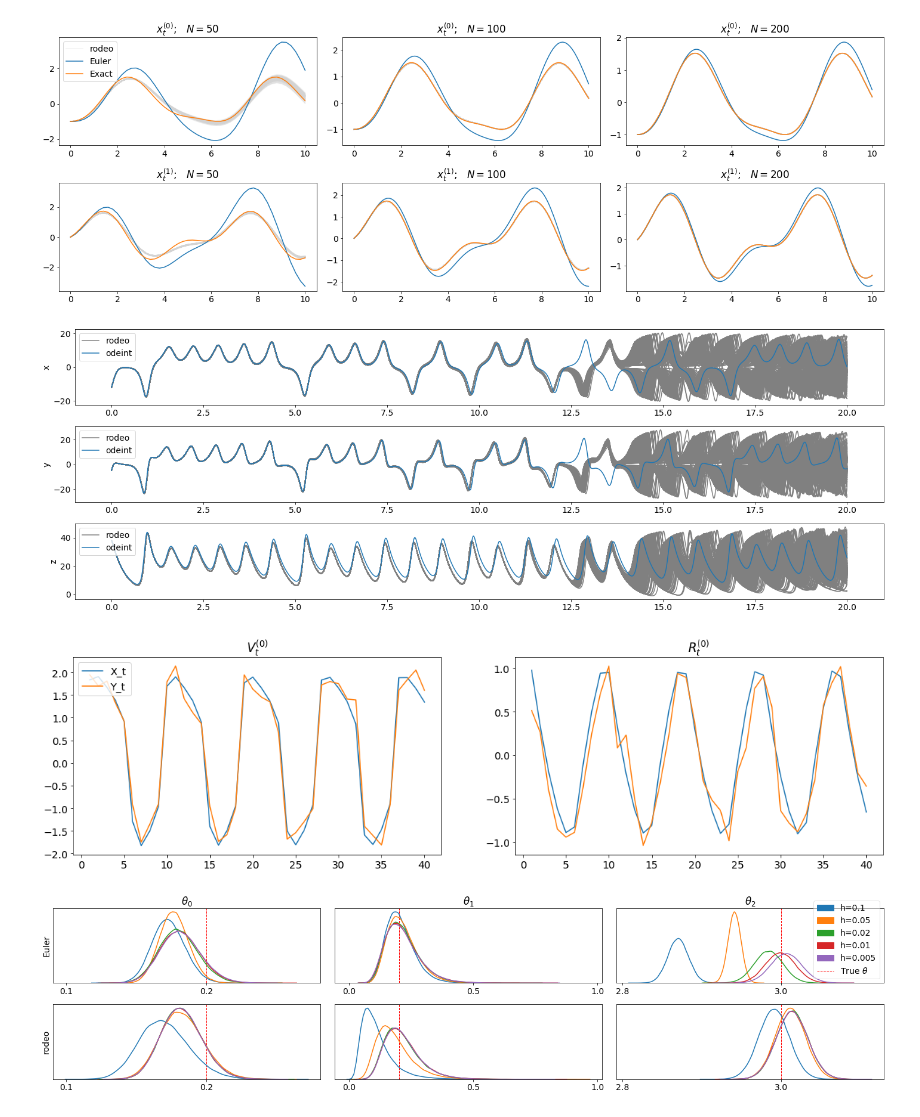
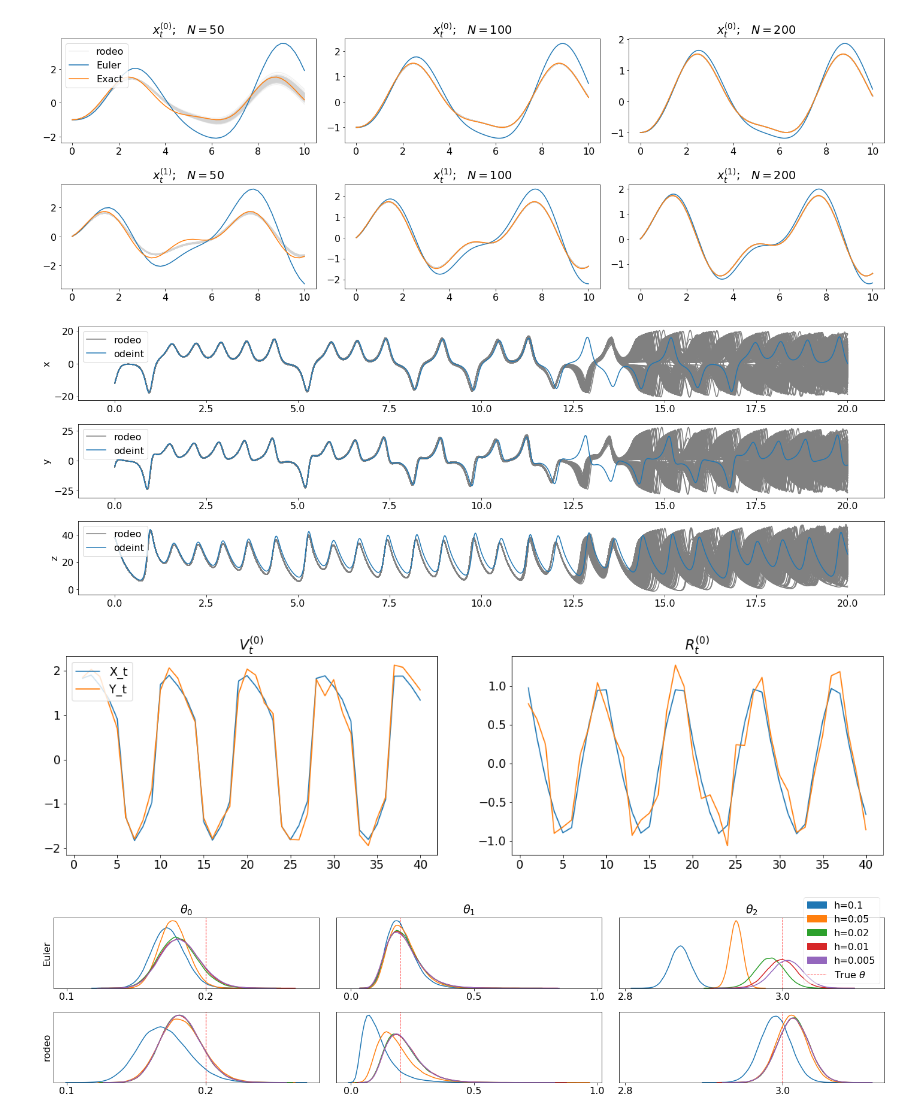
Before and after one commit to mlysy/rodeo-legacy, a Jupyter notebook: examples/Graphs in Paper.ipynb, the cells around one changed output. Cells and saved outputs as stored; diff of their text form; code cells hidden in the pictures.

Commit message:
Updated graph text size

```diff
--- a/examples/Graphs in Paper.ipynb
+++ b/examples/Graphs in Paper.ipynb
@@ -80,7 +80,7 @@ def chkrebtii_example():
 
     # Produces the graph in Figure 1
     # set font size
-    plt.rcParams.update({'font.size': 14})
+    plt.rcParams.update({'font.size': 16})
     draws = 100
     figure = readme_graph(ode_fun, n_deriv, n_deriv_prior, tmin, tmax, W, x0, draws)
     figure.savefig('figures/chkrebtiifigure.pdf')
@@ -90,7 +90,7 @@ def chkrebtii_example():
 if __name__ == '__main__':
     chkrebtii_example()
 # %% [output]
-[figure, old version]
+[figure, new version]
 # %%
 import numpy as np
 import matplotlib.pyplot as plt
@@ -157,7 +157,7 @@ def lorenz_example(load_calcs=False):
 
     # Produce the graph in Figure 2
     # set font size
-    plt.rcParams.update({'font.size': 14})
+    plt.rcParams.update({'font.size': 16})
     draws = 1000
     figure = lorenz_graph(lorenz, n_deriv, n_deriv_prior, tmin, tmax, n_points, W_mat, tau, sigma, X0, theta, draws, load_calcs)
     figure.tight_layout()
@@ -167,9 +167,11 @@ def lorenz_example(load_calcs=False):
 if __name__ == '__main__':
     lorenz_example(True)
 # %% [output]
-[figure, old version]
+[figure, new version]
 # %%
 import numpy as np
+import matplotlib.pyplot as plt
+
 from inference import inference
 from rodeo.ibm import ibm_init
 from rodeo.cython.KalmanODE import KalmanODE
@@ -228,6 +230,7 @@ def fitz_example(load_calcs=False):
     inf = inference(state_ind, tmin, tmax, fitz)
     Y_t, X_t = inf.simulate(fitz, x0, theta_true, gamma)
     tseq = np.linspace(1, tmax, 40)
+    plt.rcParams.update({'font.size': 16})
     fig, axs = plt.subplots(1, 2, figsize=(20, 5))
     axs[0].plot(tseq, X_t[:,0], label = 'X_t')
     axs[0].plot(tseq, Y_t[:,0], label = 'Y_t')
@@ -236,7 +239,7 @@ def fitz_example(load_calcs=False):
     axs[1].plot(tseq, X_t[:,1], label = 'X_t')
     axs[1].plot(tseq, Y_t[:,1], label = 'Y_t')
     axs[1].set_title("$R^{(0)}_t$")
-    #fig.savefig('figures/fitzsim.pdf')
+    fig.savefig('figures/fitzsim.pdf')
 
     hlst = np.array([0.1, 0.05, 0.02, 0.01, 0.005])
     if load_calcs:
@@ -246,36 +249,36 @@ def fitz_example(load_calcs=False):
         # Parameter inference using Euler's approximation
         theta_euler = np.zeros((len(hlst), n_samples, n_theta))
         for i in range(len(hlst)):
             phi_hat, phi_var = inf.phi_fit(Y_t, x0, hlst[i], theta_true, phi_sd, gamma, False)
             theta_euler[i] = inf.theta_sample(phi_hat, phi_var, n_samples)
         np.save('saves/fitz_theta_euler.npy', theta_euler)
 
         # Parameter inference using Kalman solver
         theta_kalman = np.zeros((len(hlst), n_samples, n_theta))
         for i in range(len(hlst)):
             print(hlst[i])
             ode_init = ibm_init(hlst[i], n_deriv_prior, sigma)
             x0_state = zero_pad(X0, n_deriv, n_deriv_prior)
             kinit = indep_init(ode_init, n_deriv_prior)
             n_eval = int((tmax-tmin)/hlst[i])
             kode = KalmanODE(W, tmin, tmax, n_eval, fitz, **kinit)
             inf.kode = kode
             inf.W = W
             phi_hat, phi_var = inf.phi_fit(Y_t, x0_state, hlst[i], theta_true, phi_sd, gamma, True)
             theta_kalman[i] = inf.theta_sample(phi_hat, phi_var, n_samples)
         np.save('saves/fitz_theta_kalman.npy', theta_kalman)
 
     # Produces the graph in Figure 3
-    plt.rcParams.update({'font.size': 14})
+    plt.rcParams.update({'font.size': 16})
     figure = inf.theta_plot(theta_euler, theta_kalman, theta_true, hlst)
     figure.savefig('figures/fitzfigure.pdf')
     return
 
 if __name__ == '__main__':
     fitz_example(True)
 # %% [output]
-[figure, old version]
+[figure, new version]
-[figure, old version]
+[figure, new version]
 # %%
 import numpy as np
 from inference import inference
```
Also changed, not shown: parts of 1 cell of this notebook.
